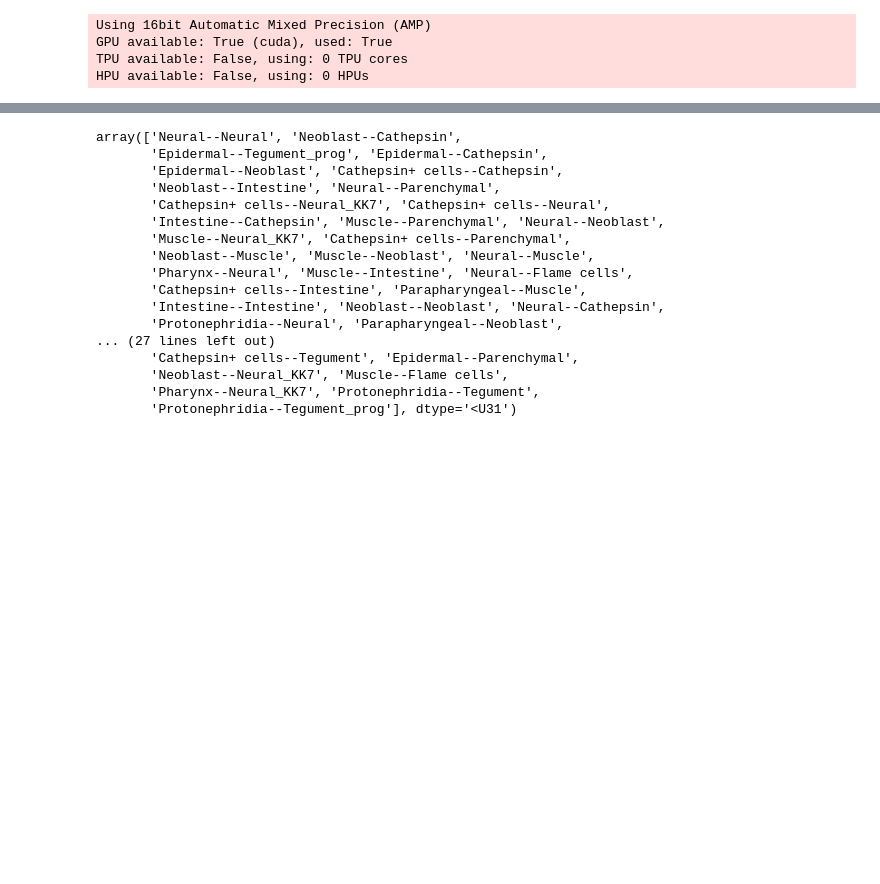
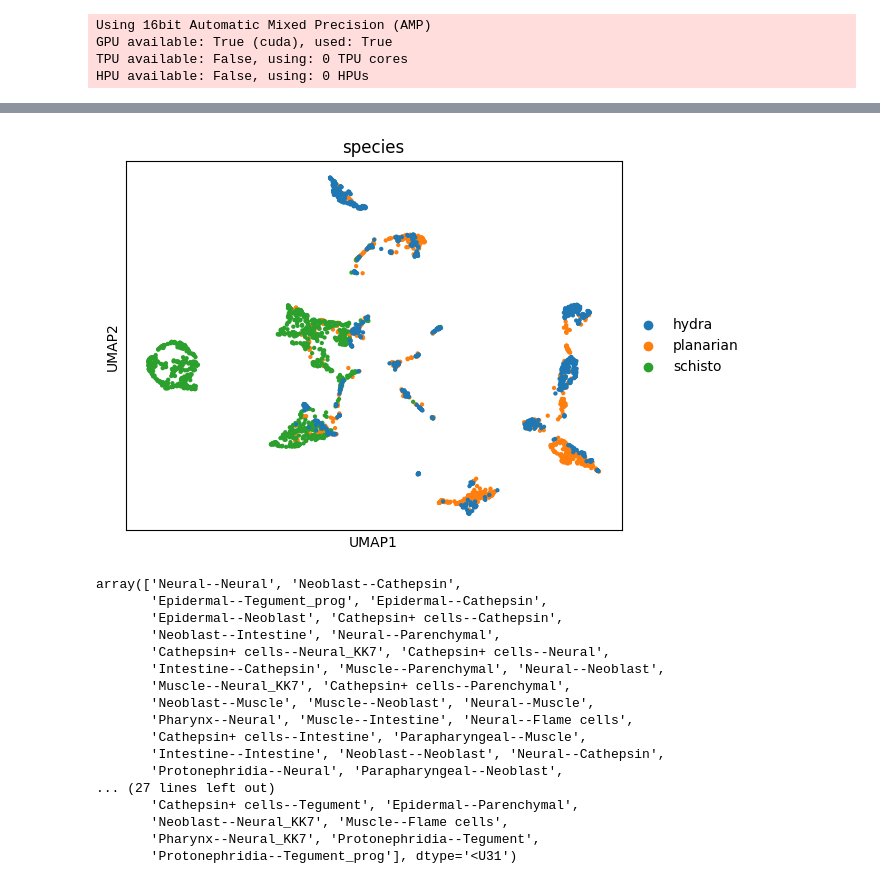
Before and after one commit to atarashansky/cross-species-vae, a Jupyter notebook: vae.ipynb, the cells around one changed output, grey strips where cells are left out. Saved outputs shown, nothing was run; the diff lists cells and outputs as text; code cells hidden in the pictures; blank space fills up the shorter version.

```diff
--- a/vae.ipynb
+++ b/vae.ipynb
@@ -515,6 +454,10 @@ sc.external.pp.harmony_integrate(adata, "species", basis='emb', adjusted_basis='
 adata.obsm['X_umap'] = umap.UMAP().fit_transform(adata.obsm['X_pca_harmony'])
 # %%
 adata.write_h5ad('test.h5ad')
+# %%
+sc.pl.umap(adata, color ='species')
+# %% [output]
+[figure, added]
 # %%
 import numpy as np
 from pynndescent import NNDescent
```
Also changed, not shown: parts of 9 cells of this notebook, 2 other files.
